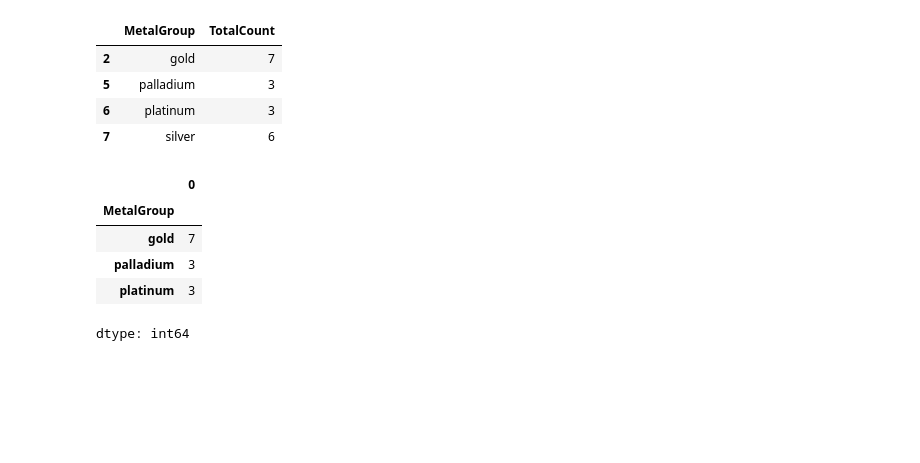
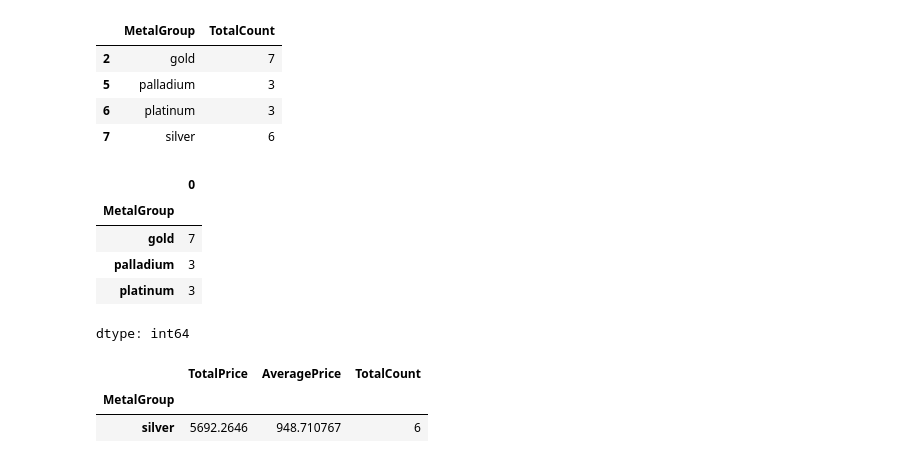
Before and after one commit to Otto-C/Otto-C.github.io, a Jupyter notebook: 01_Bullion_API_Extraction.ipynb, the cells around one changed output. Drawn from its saved outputs; the diff is of its cells as text; code cells hidden in the pictures; blank space fills up the shorter version.

```diff
--- a/01_Bullion_API_Extraction.ipynb
+++ b/01_Bullion_API_Extraction.ipynb
@@ -1774,3 +1774,63 @@ result[result["TotalCount"] > 2]
 | palladium | 3 |
 | platinum | 3 |
 dtype: int64
+# %%
+# SELECT
+#     MetalGroup,
+#     COUNT(*)   AS TotalCount,
+#     AVG(Price) AS AvgPrice,
+#     SUM(Price) AS TotalPrice
+# FROM df
+# WHERE Price > 1000
+# GROUP BY MetalGroup
+# HAVING COUNT(*) > 2
+# ORDER BY TotalCount DESC;
+
+
+# (
+#     df[df["Price"] > 1000]
+#     .groupby("MetalGroup")
+#     .size()
+#     .reset_index(name = "TotalCount")
+#     .query("TotalCount > 3")
+#     .sort_values("TotalCount", ascending=False)
+# )
+
+
+# (
+#     df[df["Price"] > 1000]
+#     .groupby("MetalGroup")
+#     .size()
+#     .loc[lambda x: x > 2]
+#     .sort_values(ascending=False)
+# )
+
+# # df
+# (
+#     df[df["Metal"] == "palladium"]
+#     .groupby("MetalGroup")
+#     .agg(
+#         TotalPrice = ("Price", "sum"),
+#         AveragePrice = ("Price", "mean"),
+#         TotalCount = ("Price", "size")
+#         )
+#     # .reset_index(name = "TotalCount")
+#     .query("TotalCount > 0 and TotalPrice > 0")
+#     .sort_values("TotalPrice", ascending = True )
+# )
+
+(
+    df[df["Price"] > 50]
+    .groupby("MetalGroup")
+    .agg(
+        TotalPrice = ("Price", "sum"),
+        AveragePrice = ("Price", "mean"),
+        TotalCount = ("Price", "size")
+    )
+    .loc[lambda x: (x["TotalCount"] > 3) & (x["TotalPrice"] < 100000)]
+    .sort_values()
+)
+# %% [output]
+|  | TotalPrice | AveragePrice | TotalCount |
+| MetalGroup |  |  |  |
+| silver | 5692.2646 | 948.710767 | 6 |
```
Also changed, not shown: parts of 2 cells of this notebook.
